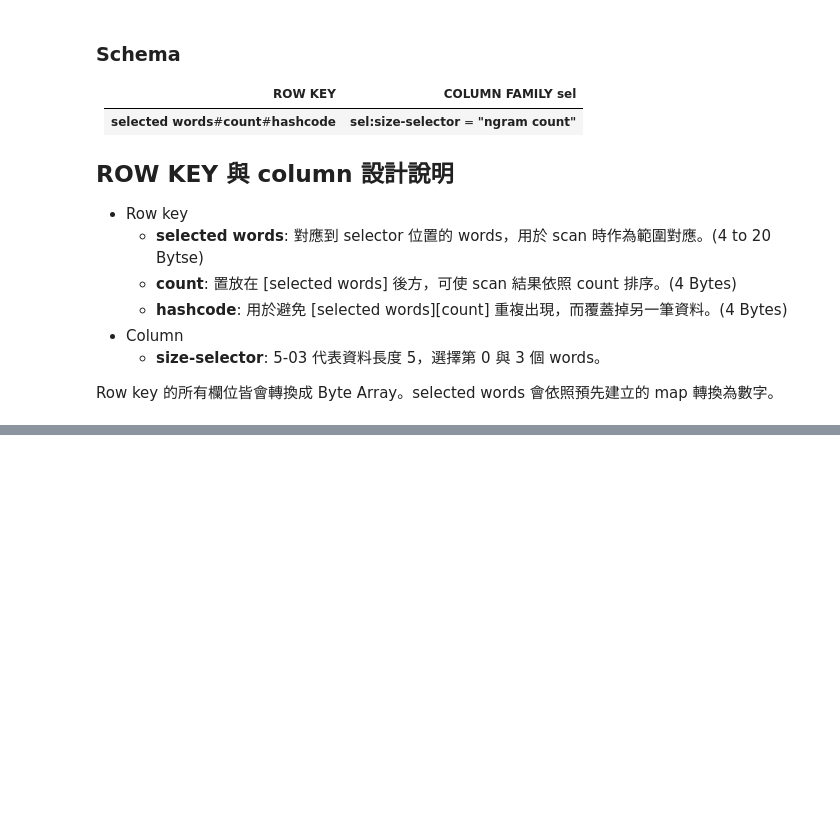
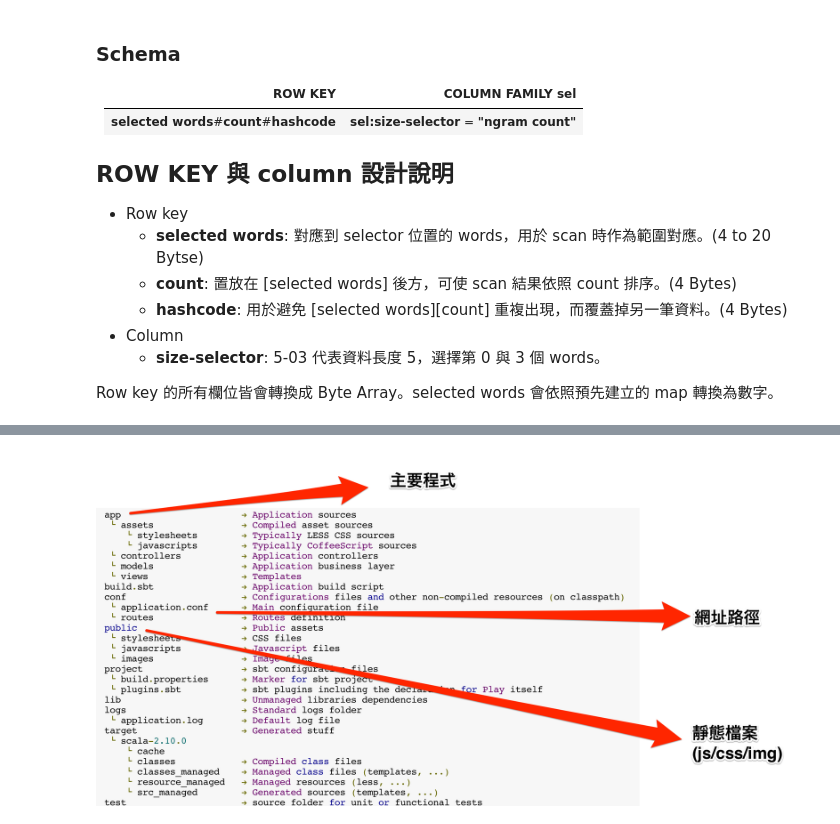
Before and after one commit to d2207197/fun-final, a Jupyter notebook: ipynb/Hackathon 3 Slides.ipynb, the cells around one changed output, grey strips where cells are left out. Drawn from its saved outputs; the diff is of its cells as text; code cells hidden in the pictures; blank space fills up the shorter version.

```diff
--- a/ipynb/Hackathon 3 Slides.ipynb
+++ b/ipynb/Hackathon 3 Slides.ipynb
@@ -166,0 +179,4 @@ Row key 的所有欄位皆會轉換成 Byte Array。selected words 會依照預
+# %%
+image("img/play anatomy.png")
+# %% [output]
+[figure, added]
```
Also changed, not shown: parts of 3 cells of this notebook.
